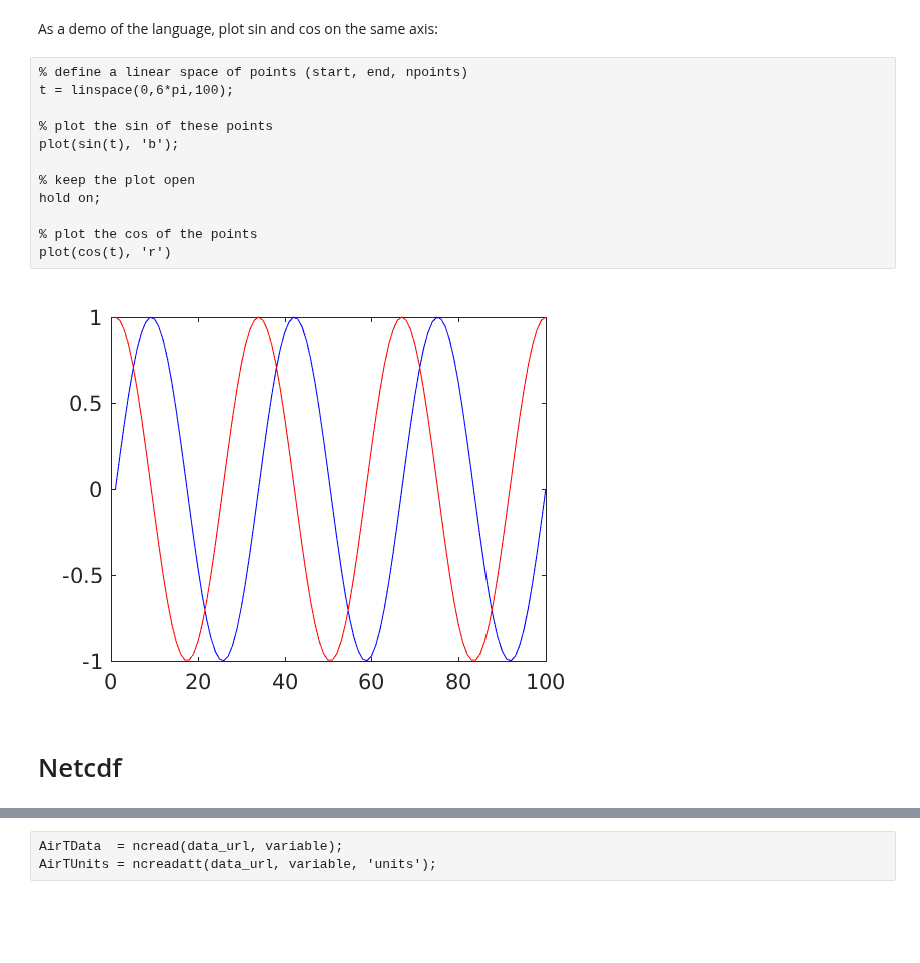
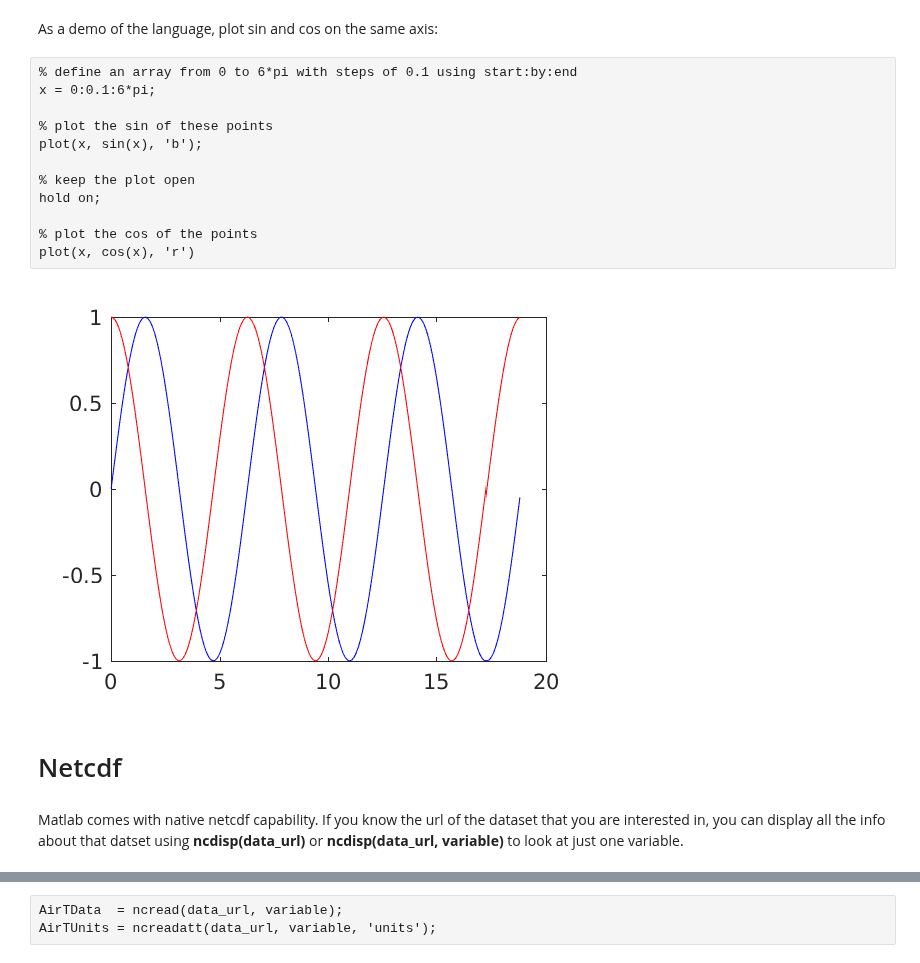
Before and after one commit to jsignell/intro-to-netcdf, a Jupyter notebook: Intro to Matlab.ipynb, the cells around one changed output, grey strips where cells are left out. Drawn from its saved outputs; the diff is of its cells as text; blank space fills up the shorter version.

```diff
--- a/Intro to Matlab.ipynb
+++ b/Intro to Matlab.ipynb
@@ -3,21 +3,23 @@
 # %% [markdown]
 As a demo of the language, plot sin and cos on the same axis:
 # %%
-% define a linear space of points (start, end, npoints)
-t = linspace(0,6*pi,100);
+% define an array from 0 to 6*pi with steps of 0.1 using start:by:end
+x = 0:0.1:6*pi;
 
 % plot the sin of these points
-plot(sin(t), 'b');
+plot(x, sin(x), 'b');
 
 % keep the plot open
 hold on;
 
 % plot the cos of the points
-plot(cos(t), 'r')
+plot(x, cos(x), 'r')
 # %% [output]
-[figure, old version]
+[figure, new version]
 # %% [markdown]
 # Netcdf
+# %% [markdown]
+Matlab comes with native netcdf capability. If you know the url of the dataset that you are interested in, you can display all the info about that datset using **ncdisp(data_url)** or **ncdisp(data_url, variable)** to look at just one variable.
 # %%
 data_url = 'http://hydromet-thredds.princeton.edu/thredds/dodsC/MonitoringStations/CR1000_Table1.nc';
 variable = 'AirTC_Avg';
```
Also changed, not shown: parts of 6 cells of this notebook, 2 other files.
